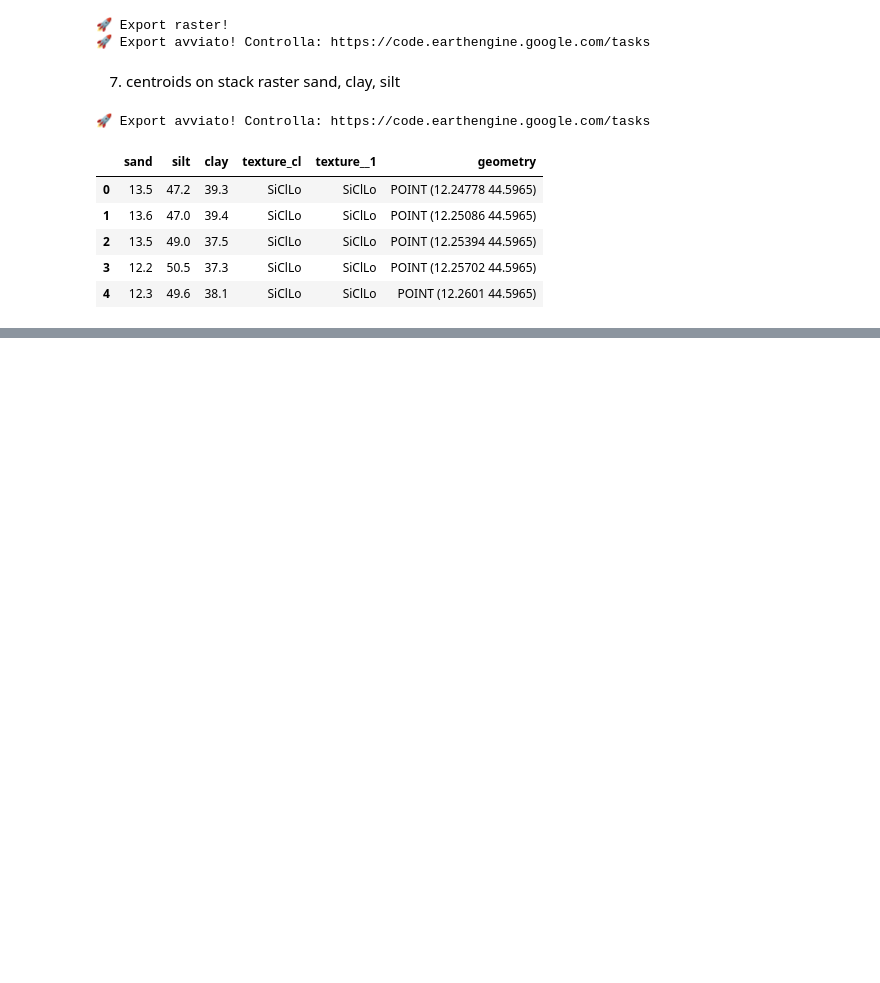
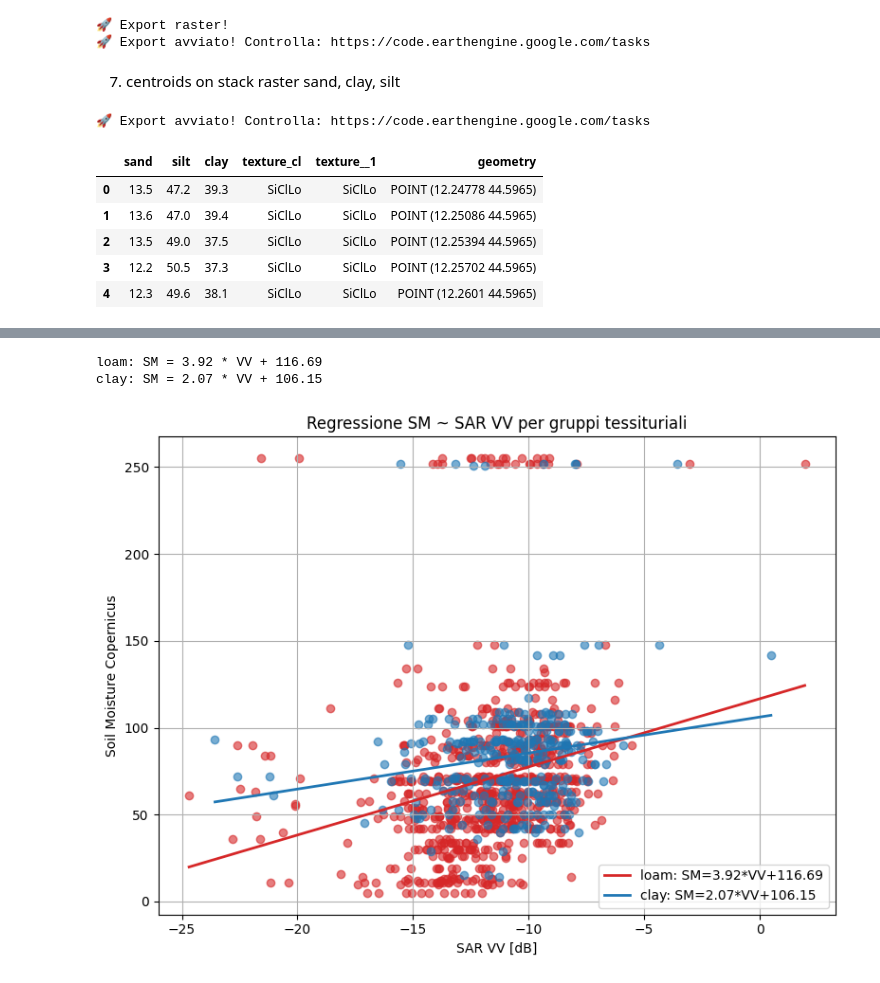
Before and after one commit to JungleKiosk/SAR, a Jupyter notebook: notebook/1_s1_sar.ipynb, the cells around one changed output, grey strips where cells are left out. Cells and saved outputs as stored; diff of their text form; code cells hidden in the pictures; blank space fills up the shorter version.

```diff
--- a/notebook/1_s1_sar.ipynb
+++ b/notebook/1_s1_sar.ipynb
@@ -343,0 +353,13 @@ gdf.head()
+# %%
+def classify_texture(row):
+    if row['clay'] > 40:
+        return 'clay'
+    elif row['sand'] > 70:
+        return 'sand'
+    else:
+        return 'loam'
+
+gdf['texture'] = gdf.apply(classify_texture, axis=1)
+print(gdf.columns)
+
+print(gdf["sand"].describe())
@@ -343,0 +379,49 @@ gdf.head()
+# %%
+import geopandas as gpd
+import matplotlib.pyplot as plt
+from sklearn.linear_model import LinearRegression
+import numpy as np
+
+gdf_nude = gdf[gdf['NDVI'] <= 0.4]
+
+
+plt.figure(figsize=(8, 6))
+
+textures = gdf['texture'].unique()
+colors = ['tab:red', 'tab:blue', 'tab:green', 'tab:orange', 'tab:purple', 'tab:brown']
+
+lines = []
+labels = []
+
+for i, texture in enumerate(textures):
+    df_sub = gdf[gdf['texture'] == texture]
+    X = df_sub["VV"].values.reshape(-1, 1)
+    y = df_sub["SM_Copernicus"].values
+
+    # Regressione
+    model = LinearRegression().fit(X, y)
+    a = model.coef_[0]
+    b = model.intercept_
+    print(f"{texture}: SM = {a:.2f} * VV + {b:.2f}")
+
+    # Scatter
+    plt.scatter(X, y, color=colors[i % len(colors)], alpha=0.6, label=f"{texture} points")
+
+    # Linea di regressione
+    x_fit = np.linspace(X.min(), X.max(), 100).reshape(-1, 1)
+    y_fit = model.predict(x_fit)
+    line, = plt.plot(x_fit, y_fit, color=colors[i % len(colors)], linewidth=2)
+    lines.append(line)
+    labels.append(f"{texture}: SM={a:.2f}*VV+{b:.2f}")
+
+plt.xlabel("SAR VV [dB]")
+plt.ylabel("Soil Moisture Copernicus")
+plt.title("Regressione SM ~ SAR VV per gruppi tessituriali")
+plt.legend(lines, labels, loc="best", frameon=True)
+plt.grid(True)
+plt.tight_layout()
+plt.show()
+# %% [output]
+loam: SM = 3.92 * VV + 116.69
+clay: SM = 2.07 * VV + 106.15
+[figure, added]
```
Also changed, not shown: parts of 3 cells of this notebook.
